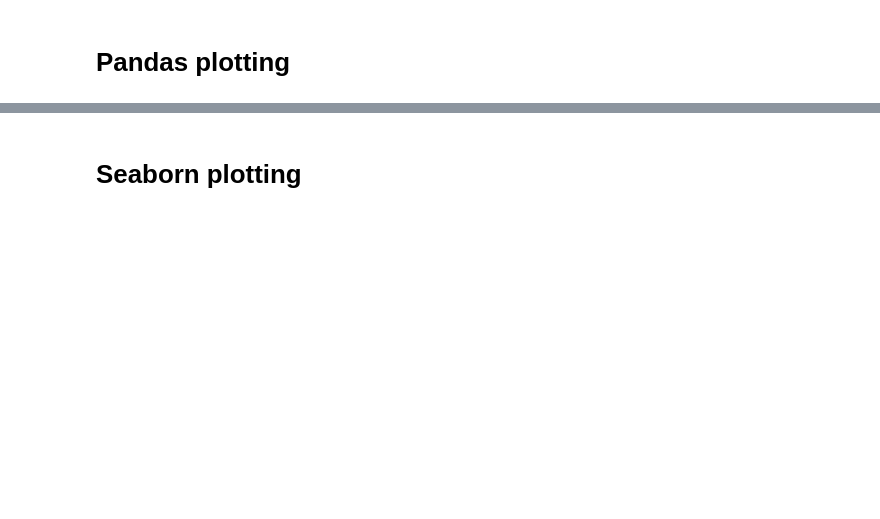
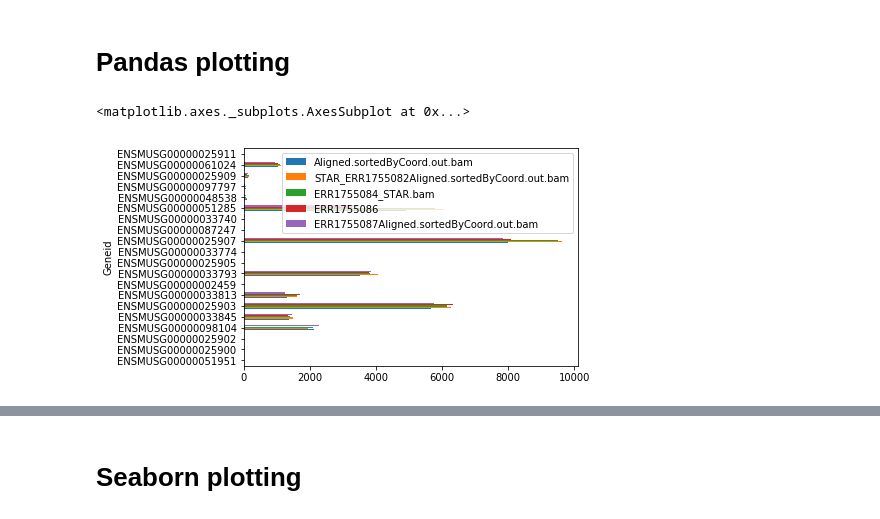
Before and after one commit to CGATOxford/Notebooks, a Jupyter notebook: Tutorials/Plotting/PlottingTutorial.ipynb, the cells around one changed output, grey strips where cells are left out. Cells and saved outputs as stored; diff of their text form; code cells hidden in the pictures; blank space fills up the shorter version.

```diff
--- a/Tutorials/Plotting/PlottingTutorial.ipynb
+++ b/Tutorials/Plotting/PlottingTutorial.ipynb
@@ -28,5 +50,8 @@ gene_table = gene_table.replace(0, numpy.nan).dropna(how="all", axis=0)
 # %% [markdown]
 # Pandas plotting
 # %%
-gene_table.head(20).plot(kind="bar")
+gene_table.head(20).plot(kind="barh")
+# %% [output]
+<matplotlib.axes._subplots.AxesSubplot at 0x...>
+[figure, added]
 # %%
```
Also changed, not shown: parts of 21 cells of this notebook, 1 other file.
